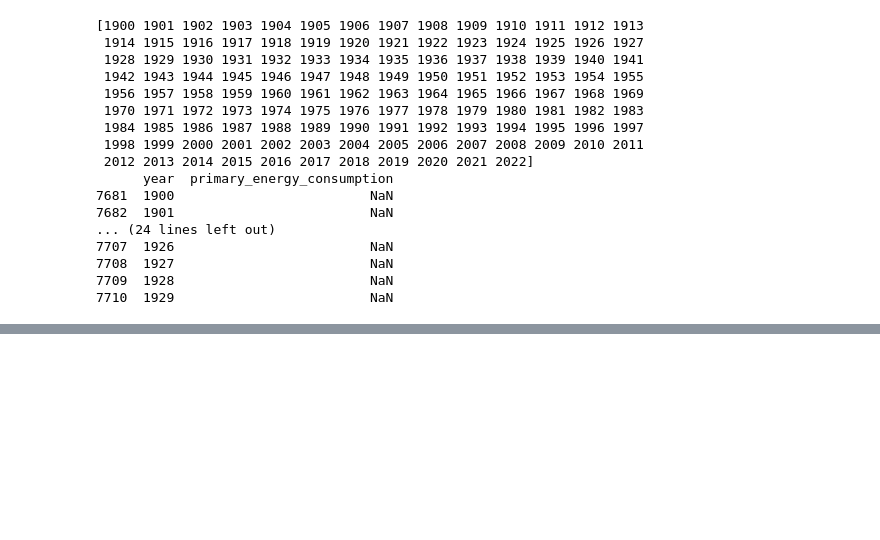
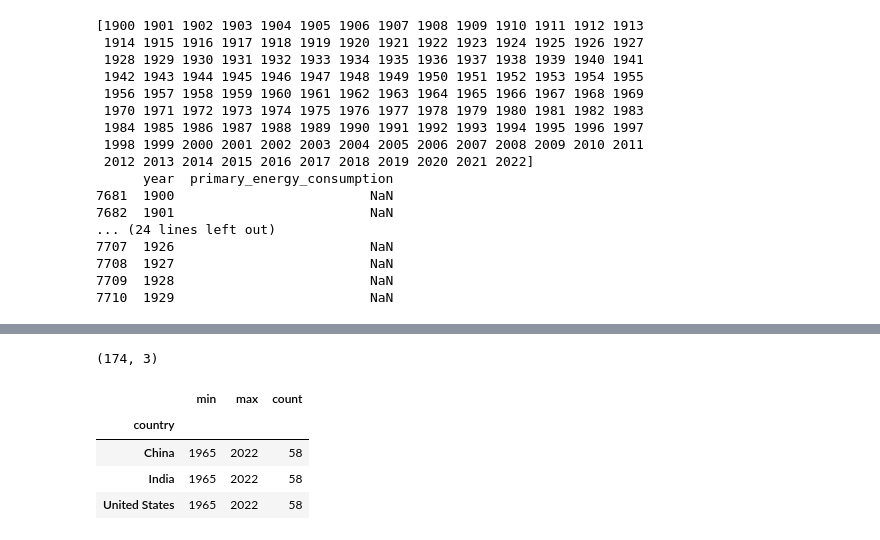
Before and after one commit to afiffitri-amin/energy-demand-forecasting, a Jupyter notebook: energy_demand_forecasting.ipynb, the cells around one changed output, grey strips where cells are left out. Cells and saved outputs as stored; diff of their text form; code cells hidden in the pictures; blank space fills up the shorter version.

```diff
--- a/energy_demand_forecasting.ipynb
+++ b/energy_demand_forecasting.ipynb
@@ -142,3 +142,20 @@ print(subset[['year', 'primary_energy_consumption']].head(30))
 7708  1927                         NaN
 7709  1928                         NaN
 7710  1929                         NaN
+# %%
+# data range is from 1900-2022
+# data pre -1930 is largely absent across all countries
+# this is not a data quality issue rather it's a historical limitation.
+
+
+df_filtered = df[df['year'] >= 1965]
+
+# Recheck completeness on filtered dataset
+candidates = ['United States', 'China', 'India', 'Germany',
+              'Denmark', 'Norway', 'United Kingdom', 'Brazil']
+
+for country in candidates:
+    subset = df_filtered[df_filtered['country'] == country]
+    years = subset['year'].nunique()
+    missing = subset['primary_energy_consumption'].isnull().sum()
+    print(f"{country:<20} Years: {years}  Missing energy values: {missing}")
@@ -144,0 +184,12 @@ print(subset[['year', 'primary_energy_consumption']].head(30))
+# %%
+df_selected.shape
+# %% [output]
+(174, 3)
+# %%
+df_selected.groupby('country')['year'].agg(['min','max','count'])
+# %% [output]
+|  | min | max | count |
+| country |  |  |  |
+| China | 1965 | 2022 | 58 |
+| India | 1965 | 2022 | 58 |
+| United States | 1965 | 2022 | 58 |
```
Also changed, not shown: parts of 3 cells of this notebook.
